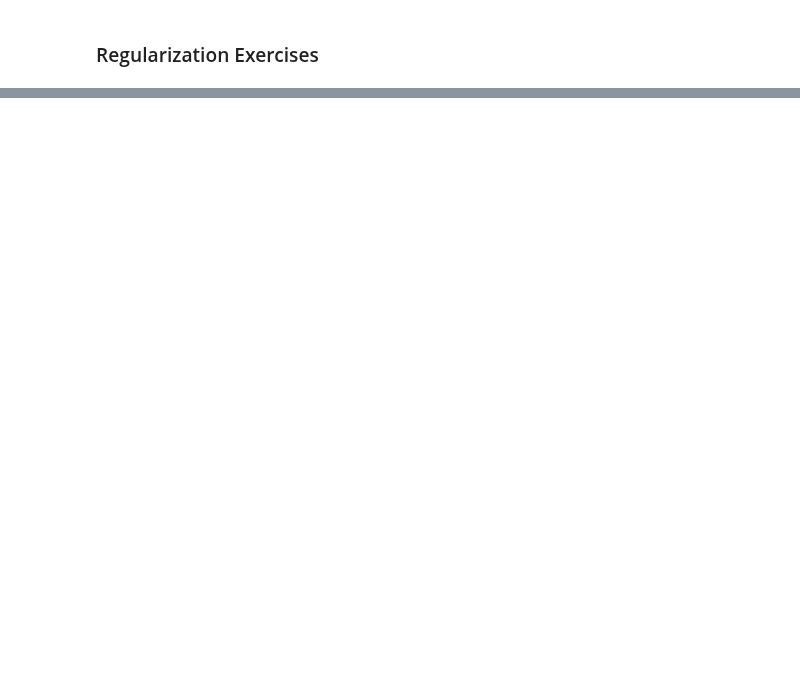
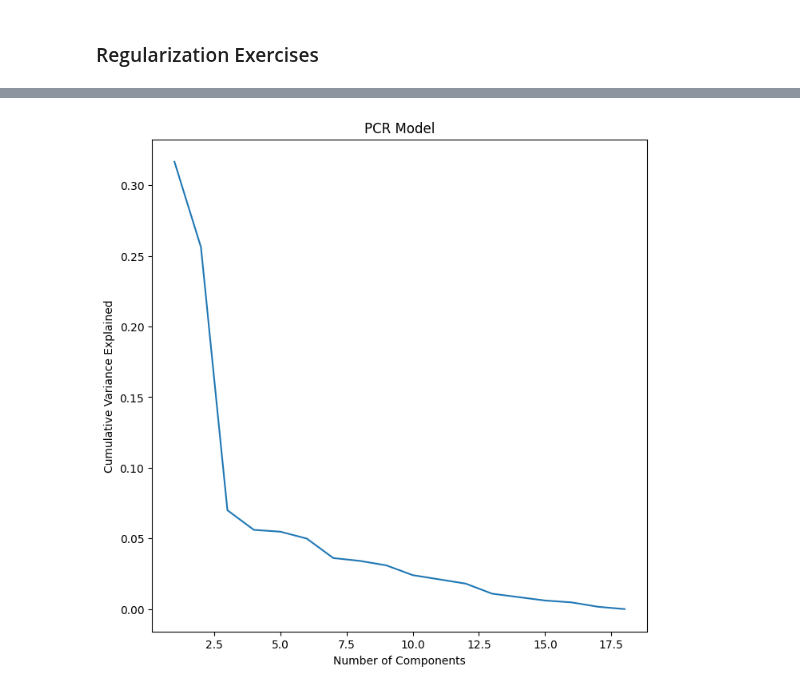
Before and after one commit to kkkamur07/ISL-Learning, a Jupyter notebook: Regularization/regularization-questions.ipynb, the cells around one changed output, grey strips where cells are left out. Saved outputs shown, nothing was run; the diff lists cells and outputs as text; code cells hidden in the pictures; blank space fills up the shorter version.

```diff
--- a/Regularization/regularization-questions.ipynb
+++ b/Regularization/regularization-questions.ipynb
@@ -93,0 +256,18 @@ Lasso Coefficients : [0.00000000e+00 0.00000000e+00 1.67916888e+00 2.75372980e+0
+# %%
+pca = PCA(n_components=18)
+linreg = skl.LinearRegression()
+pipe = Pipeline([('scaler', scaler), ('pca', pca), ('linreg', linreg)])
+pipe.fit(x,y)
+
+var_exp = np.array(pipe.named_steps['pca'].explained_variance_ratio_)
+comps = np.arange(1,19)
+cum_var_exp = np.cumsum(var_exp)
+
+pcr_fig, ax = plt.subplots(figsize=(8,8))
+ax.plot(comps, var_exp)
+ax.set_xlabel("Number of Components")
+ax.set_ylabel("Cumulative Variance Explained")
+ax.set_title("PCR Model")
+plt.show()
+# %% [output]
+[figure, added]
```
Also changed, not shown: parts of 24 cells of this notebook.
